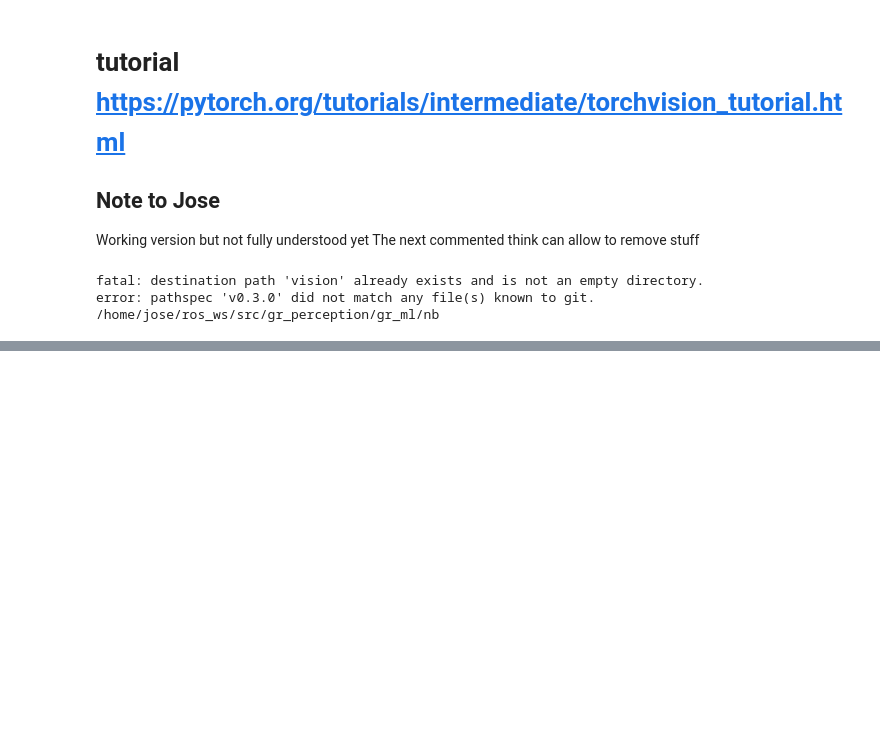
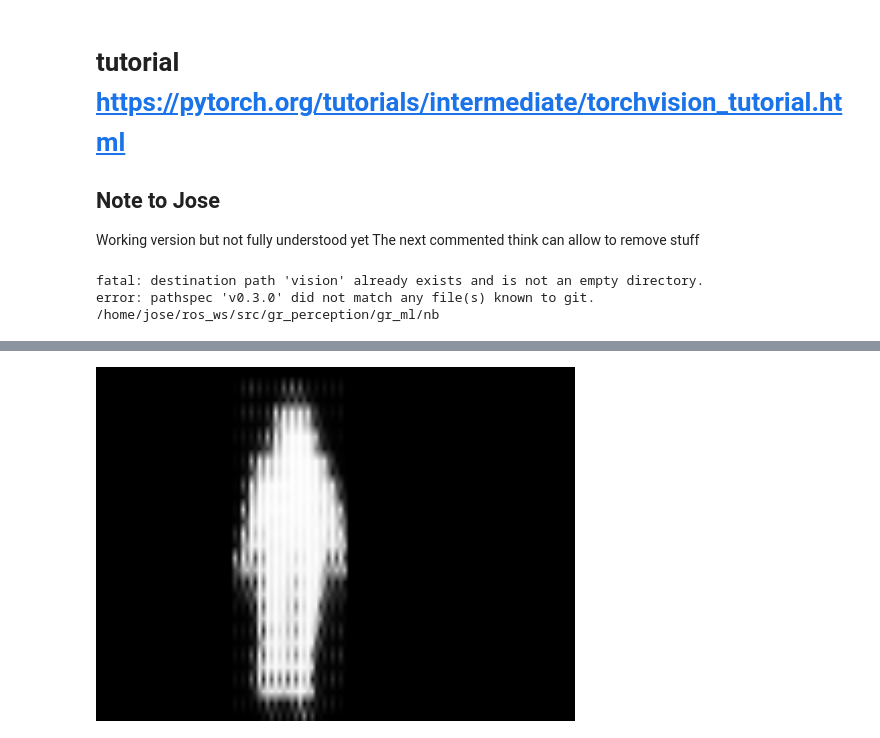
Before and after one commit to jcmayoral/gr_perception, a Jupyter notebook: gr_ml/nb/Untitled.ipynb, the cells around one changed output, grey strips where cells are left out. Cells and saved outputs as stored; diff of their text form; code cells hidden in the pictures; blank space fills up the shorter version.

```diff
--- a/gr_ml/nb/Untitled.ipynb
+++ b/gr_ml/nb/Untitled.ipynb
@@ -1008,0 +299,4 @@ NameError: name 'convert_to_coco_api' is not defined
+# %%
+Image.fromarray(prediction[0]['masks'][0, 0].mul(255).byte().cpu().numpy())
+# %% [output]
+[figure, added]
```
Also changed, not shown: parts of 20 cells of this notebook.
